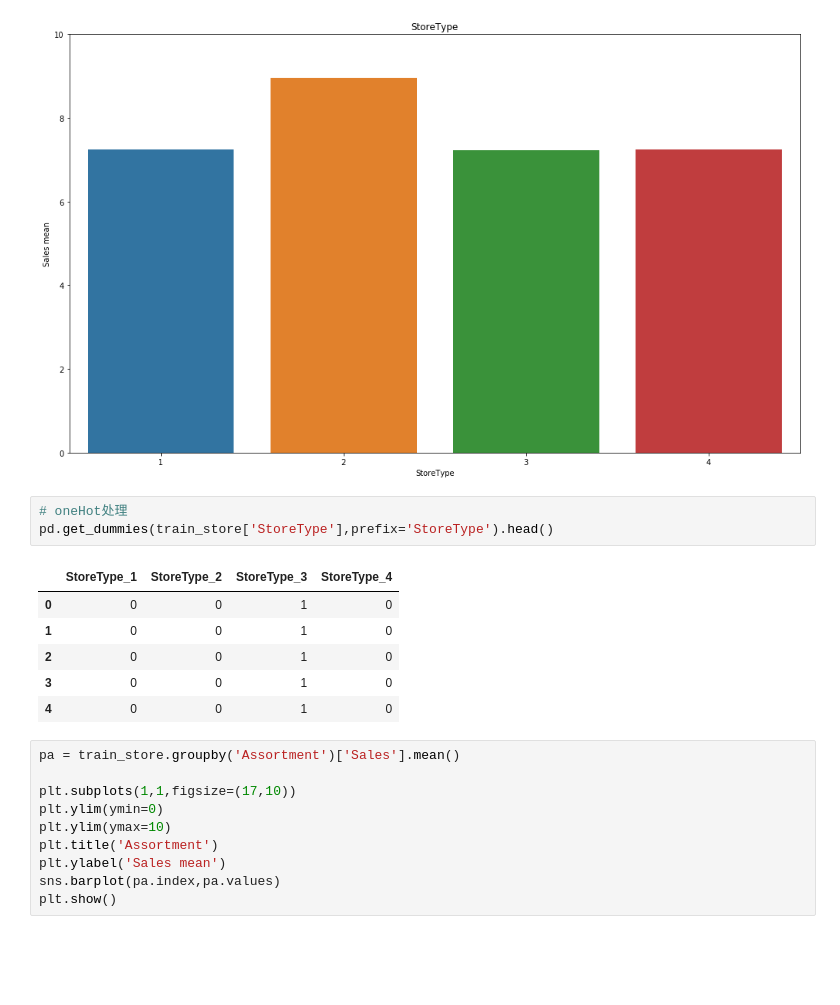
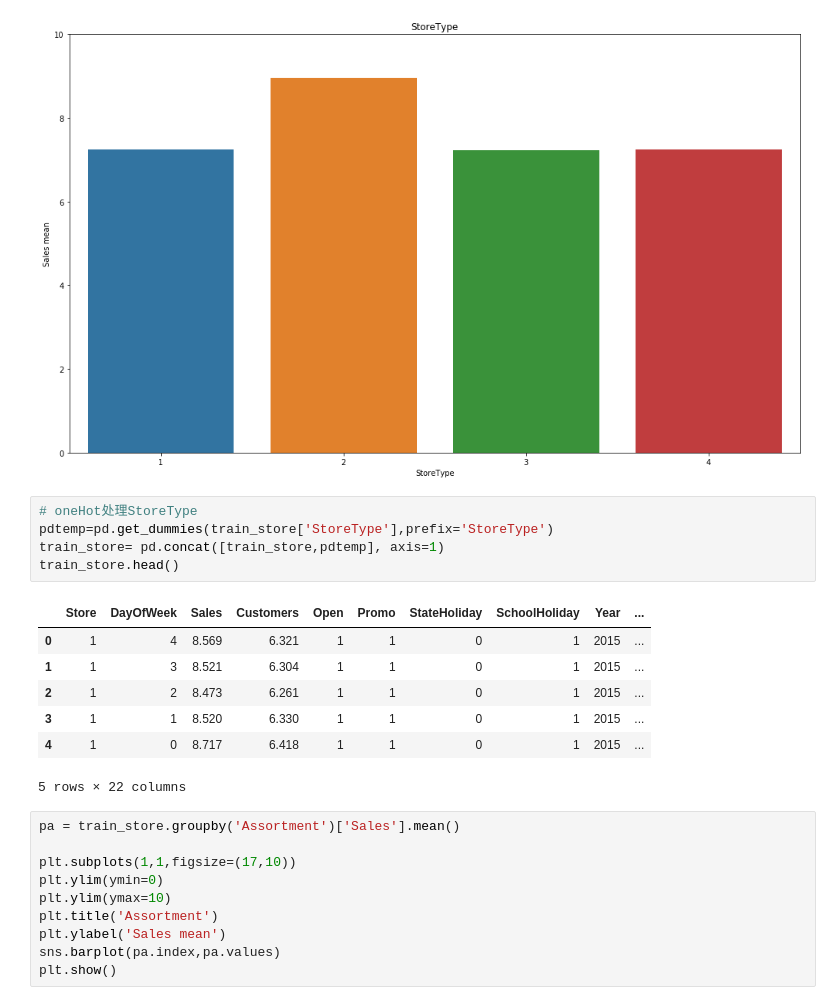
Before and after one commit to xueweiyema/ForecastRossmannStoreSales, a Jupyter notebook: script/proposal.ipynb, the cells around one changed output. Saved outputs shown, nothing was run; the diff lists cells and outputs as text; blank space fills up the shorter version.

```diff
--- a/script/proposal.ipynb
+++ b/script/proposal.ipynb
@@ -623,15 +623,18 @@ plt.show()
 # %% [output]
 [figure]
 # %%
-# oneHot处理
-pd.get_dummies(train_store['StoreType'],prefix='StoreType').head()
+# oneHot处理StoreType
+pdtemp=pd.get_dummies(train_store['StoreType'],prefix='StoreType')
+train_store= pd.concat([train_store,pdtemp], axis=1)
+train_store.head()
 # %% [output]
-|  | StoreType_1 | StoreType_2 | StoreType_3 | StoreType_4 |
-| 0 | 0 | 0 | 1 | 0 |
-| 1 | 0 | 0 | 1 | 0 |
-| 2 | 0 | 0 | 1 | 0 |
-| 3 | 0 | 0 | 1 | 0 |
-| 4 | 0 | 0 | 1 | 0 |
+|  | Store | DayOfWeek | Sales | Customers | Open | Promo | StateHoliday | SchoolHoliday | Year | ... |
+| 0 | 1 | 4 | 8.569 | 6.321 | 1 | 1 | 0 | 1 | 2015 | ... |
+| 1 | 1 | 3 | 8.521 | 6.304 | 1 | 1 | 0 | 1 | 2015 | ... |
+| 2 | 1 | 2 | 8.473 | 6.261 | 1 | 1 | 0 | 1 | 2015 | ... |
+| 3 | 1 | 1 | 8.520 | 6.330 | 1 | 1 | 0 | 1 | 2015 | ... |
+| 4 | 1 | 0 | 8.717 | 6.418 | 1 | 1 | 0 | 1 | 2015 | ... |
+5 rows × 22 columns
 # %%
 pa = train_store.groupby('Assortment')['Sales'].mean()
 
```
Also changed, not shown: parts of 1 cell of this notebook.
